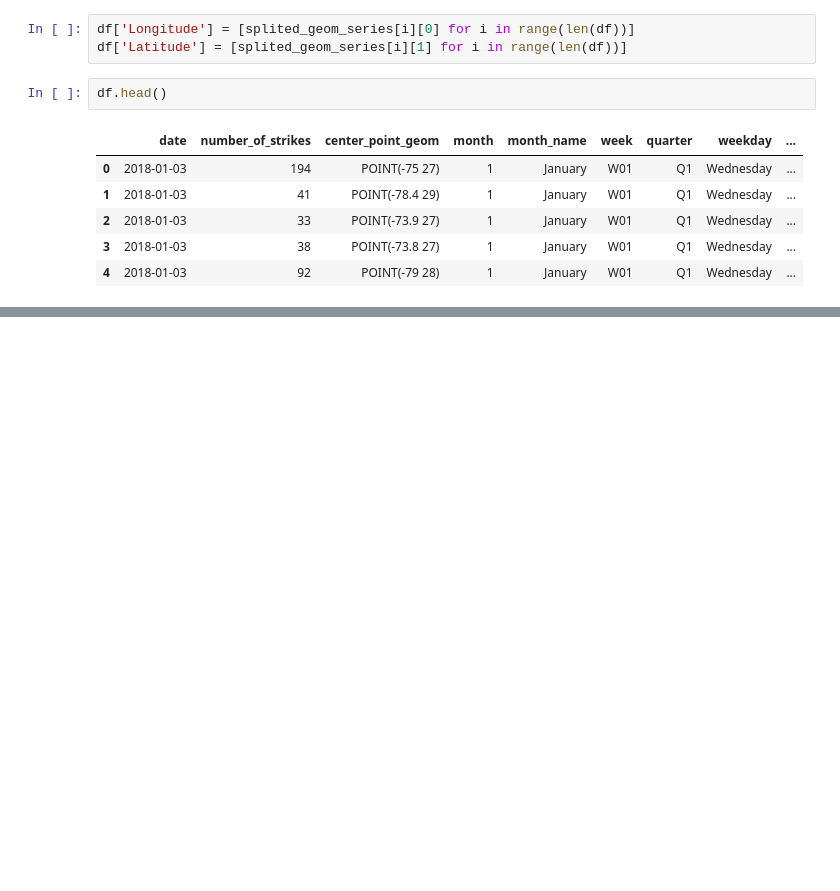
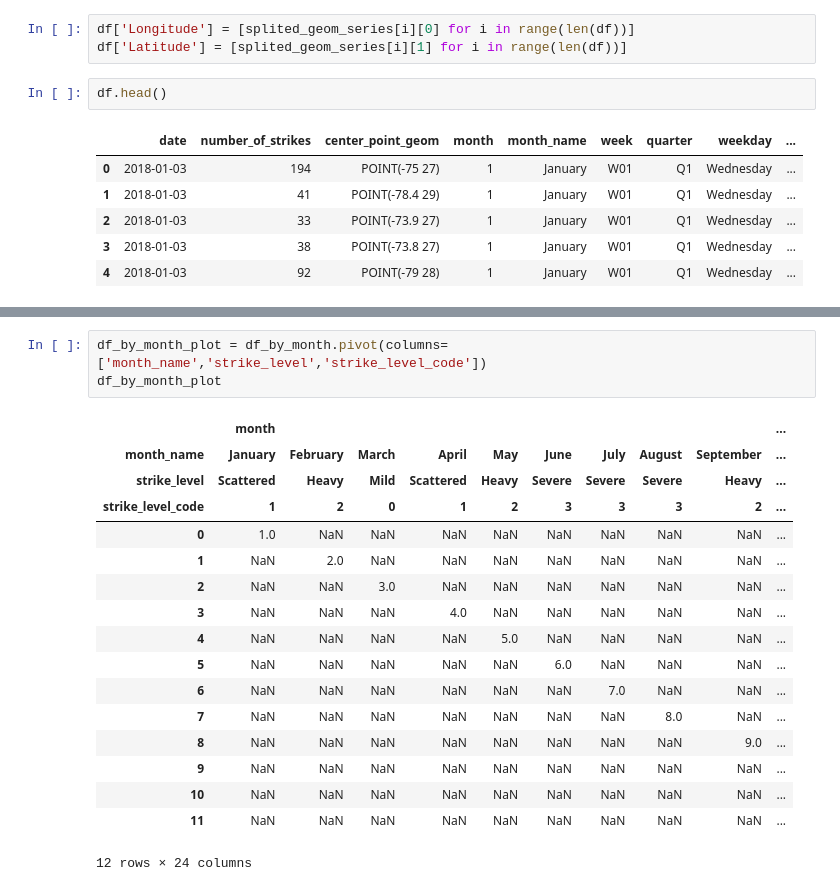
Before and after one commit to vaspanchal/LightningStrikesNOAA_EDA, a Jupyter notebook: strikesAnalysis.ipynb, the cells around one changed output, grey strips where cells are left out. Cells and saved outputs as stored; diff of their text form; blank space fills up the shorter version.

```diff
--- a/strikesAnalysis.ipynb
+++ b/strikesAnalysis.ipynb
@@ -336,0 +453,21 @@ df.head()
+# %%
+df_by_month_plot = df_by_month.pivot(columns=['month_name','strike_level','strike_level_code'])
+df_by_month_plot
+# %% [output]
+|  | month |  |  |  |  |  |  |  |  | ... |
+| month_name | January | February | March | April | May | June | July | August | September | ... |
+| strike_level | Scattered | Heavy | Mild | Scattered | Heavy | Severe | Severe | Severe | Heavy | ... |
+| strike_level_code | 1 | 2 | 0 | 1 | 2 | 3 | 3 | 3 | 2 | ... |
+| 0 | 1.0 | NaN | NaN | NaN | NaN | NaN | NaN | NaN | NaN | ... |
+| 1 | NaN | 2.0 | NaN | NaN | NaN | NaN | NaN | NaN | NaN | ... |
+| 2 | NaN | NaN | 3.0 | NaN | NaN | NaN | NaN | NaN | NaN | ... |
+| 3 | NaN | NaN | NaN | 4.0 | NaN | NaN | NaN | NaN | NaN | ... |
+| 4 | NaN | NaN | NaN | NaN | 5.0 | NaN | NaN | NaN | NaN | ... |
+| 5 | NaN | NaN | NaN | NaN | NaN | 6.0 | NaN | NaN | NaN | ... |
+| 6 | NaN | NaN | NaN | NaN | NaN | NaN | 7.0 | NaN | NaN | ... |
+| 7 | NaN | NaN | NaN | NaN | NaN | NaN | NaN | 8.0 | NaN | ... |
+| 8 | NaN | NaN | NaN | NaN | NaN | NaN | NaN | NaN | 9.0 | ... |
+| 9 | NaN | NaN | NaN | NaN | NaN | NaN | NaN | NaN | NaN | ... |
+| 10 | NaN | NaN | NaN | NaN | NaN | NaN | NaN | NaN | NaN | ... |
+| 11 | NaN | NaN | NaN | NaN | NaN | NaN | NaN | NaN | NaN | ... |
+12 rows × 24 columns
```
Also changed, not shown: parts of 17 cells of this notebook.
